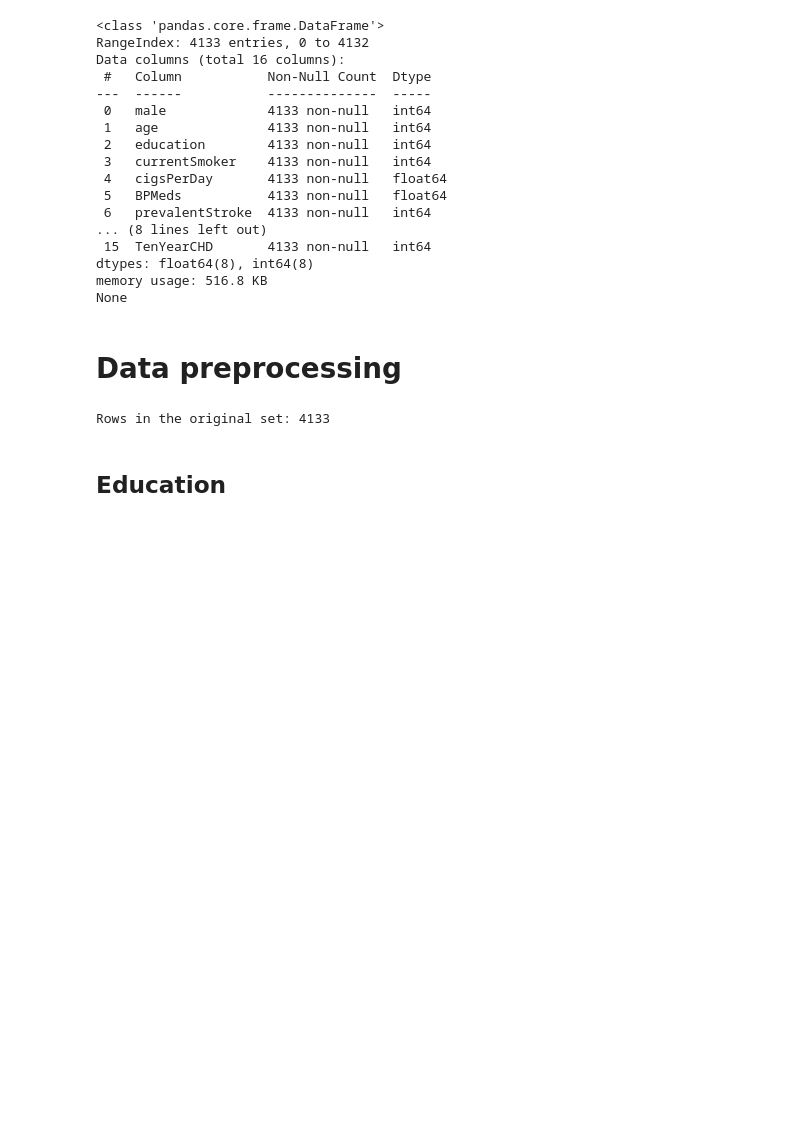
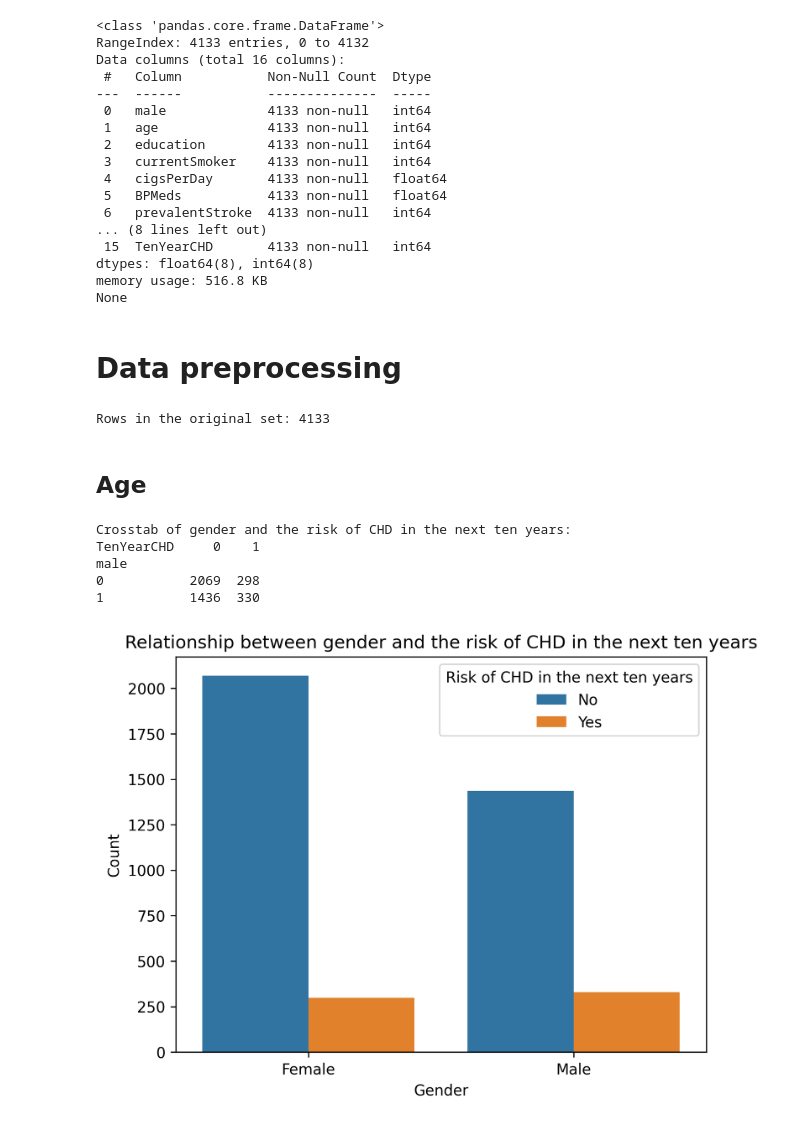
Before and after one commit to xuyihaowwa123/CHD_data_analysis2, a Jupyter notebook: CHD_data_analysis.ipynb, the cells around one changed output. Drawn from its saved outputs; the diff is of its cells as text; code cells hidden in the pictures; blank space fills up the shorter version.

```diff
--- a/CHD_data_analysis.ipynb
+++ b/CHD_data_analysis.ipynb
@@ -67,4 +67,28 @@ print("Rows in the original set:",data_len_start)
 # %% [output]
 Rows in the original set: 4133
 # %% [markdown]
-## Education
+## Age
+# %%
+# Set image clarity
+plt.rcParams['figure.dpi'] = 300
+
+# 1. Relationship between gender and the risk of coronary heart disease (CHD) in the next ten years
+gender_chd = pd.crosstab(df['male'], df['TenYearCHD'])
+print('Crosstab of gender and the risk of CHD in the next ten years:')
+print(gender_chd)
+
+# Draw a bar chart
+sns.countplot(x='male', hue='TenYearCHD', data=df)
+plt.title('Relationship between gender and the risk of CHD in the next ten years')
+plt.xlabel('Gender')
+plt.xticks([0, 1], ['Female', 'Male'])
+plt.ylabel('Count')
+plt.legend(title='Risk of CHD in the next ten years', labels=['No', 'Yes'])
+plt.show()
+# %% [output]
+Crosstab of gender and the risk of CHD in the next ten years:
+TenYearCHD     0    1
+male
+0           2069  298
+1           1436  330
+[figure, added]
```
Also changed, not shown: parts of 6 cells of this notebook.
